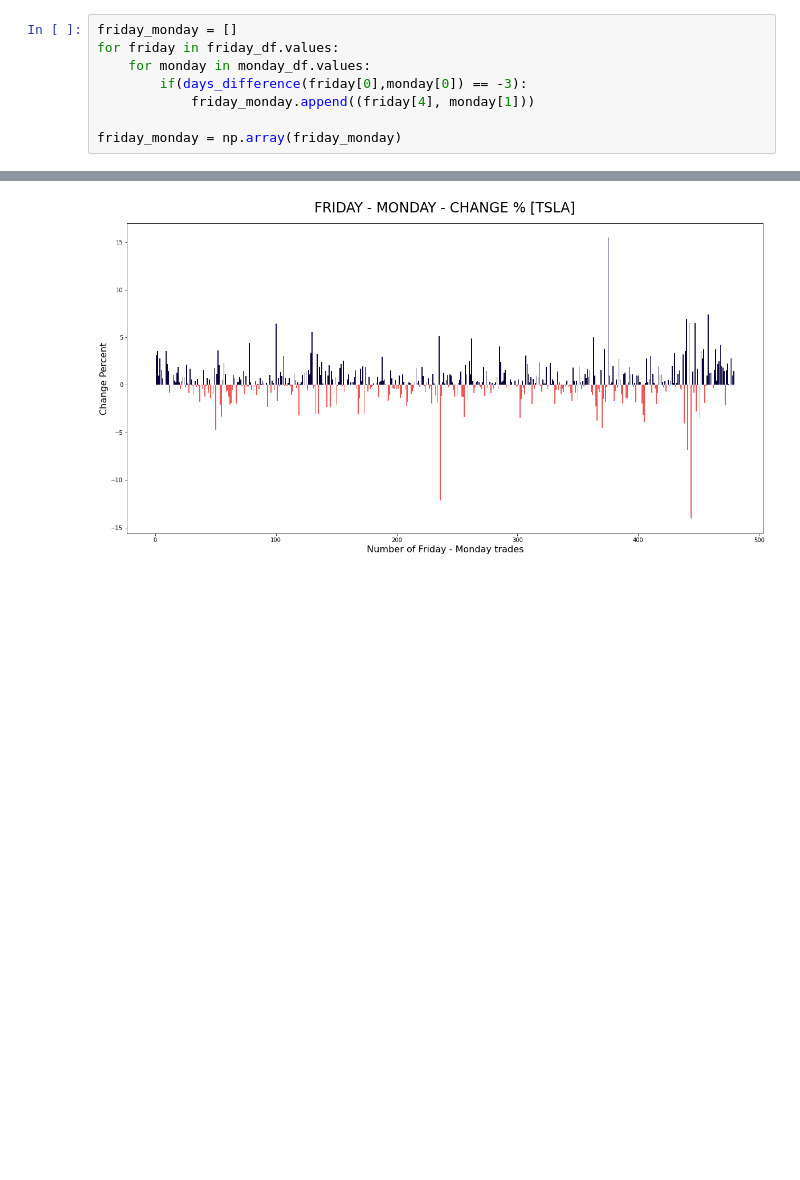
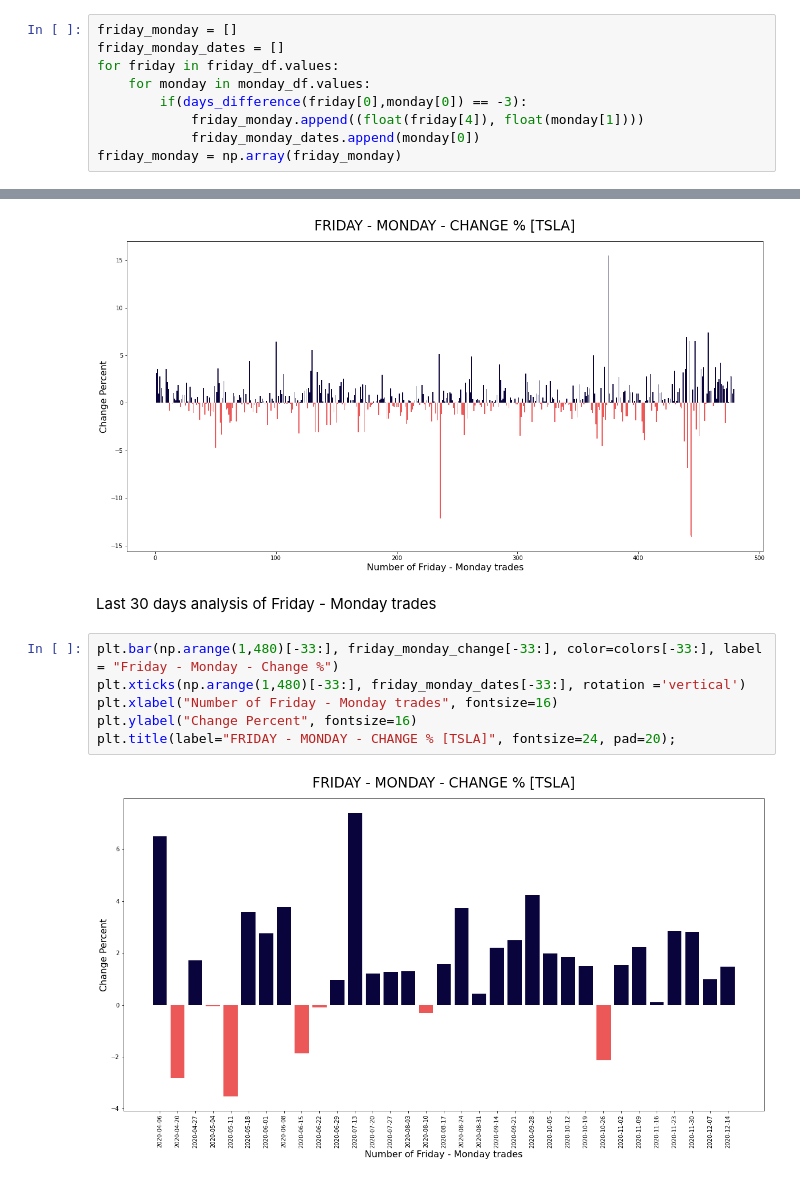
Before and after one commit to ambatiashok60/algo-trading, a Jupyter notebook: Notebook/TSLA.ipynb, the cells around one changed output, grey strips where cells are left out. Drawn from its saved outputs; the diff is of its cells as text; blank space fills up the shorter version.

Commit message:
TSLA Notebook updated

```diff
--- a/Notebook/TSLA.ipynb
+++ b/Notebook/TSLA.ipynb
@@ -91,11 +91,12 @@ def days_difference(date1, date2):
     return (datetime.datetime(year1,month1,day1) - datetime.datetime(year2,month2,day2)).days
 # %%
 friday_monday = []
+friday_monday_dates = []
 for friday in friday_df.values:
     for monday in monday_df.values:
         if(days_difference(friday[0],monday[0]) == -3):
-            friday_monday.append((friday[4], monday[1]))
-
+            friday_monday.append((float(friday[4]), float(monday[1])))
+            friday_monday_dates.append(monday[0])
 friday_monday = np.array(friday_monday)
 # %%
 friday_monday_change = (((friday_monday[:,1] - friday_monday[:,0])/friday_monday[:,0])*100)
@@ -119,3 +120,13 @@ plt.ylabel("Change Percent", fontsize=16)
 plt.title(label="FRIDAY - MONDAY - CHANGE % [TSLA]", fontsize=24, pad=20);
 # %% [output]
 [figure]
+# %% [markdown]
+ Last 30 days analysis of Friday - Monday trades
+# %%
+plt.bar(np.arange(1,480)[-33:], friday_monday_change[-33:], color=colors[-33:], label = "Friday - Monday - Change %")
+plt.xticks(np.arange(1,480)[-33:], friday_monday_dates[-33:], rotation ='vertical')
+plt.xlabel("Number of Friday - Monday trades", fontsize=16)
+plt.ylabel("Change Percent", fontsize=16)
+plt.title(label="FRIDAY - MONDAY - CHANGE % [TSLA]", fontsize=24, pad=20);
+# %% [output]
+[figure, added]
```
